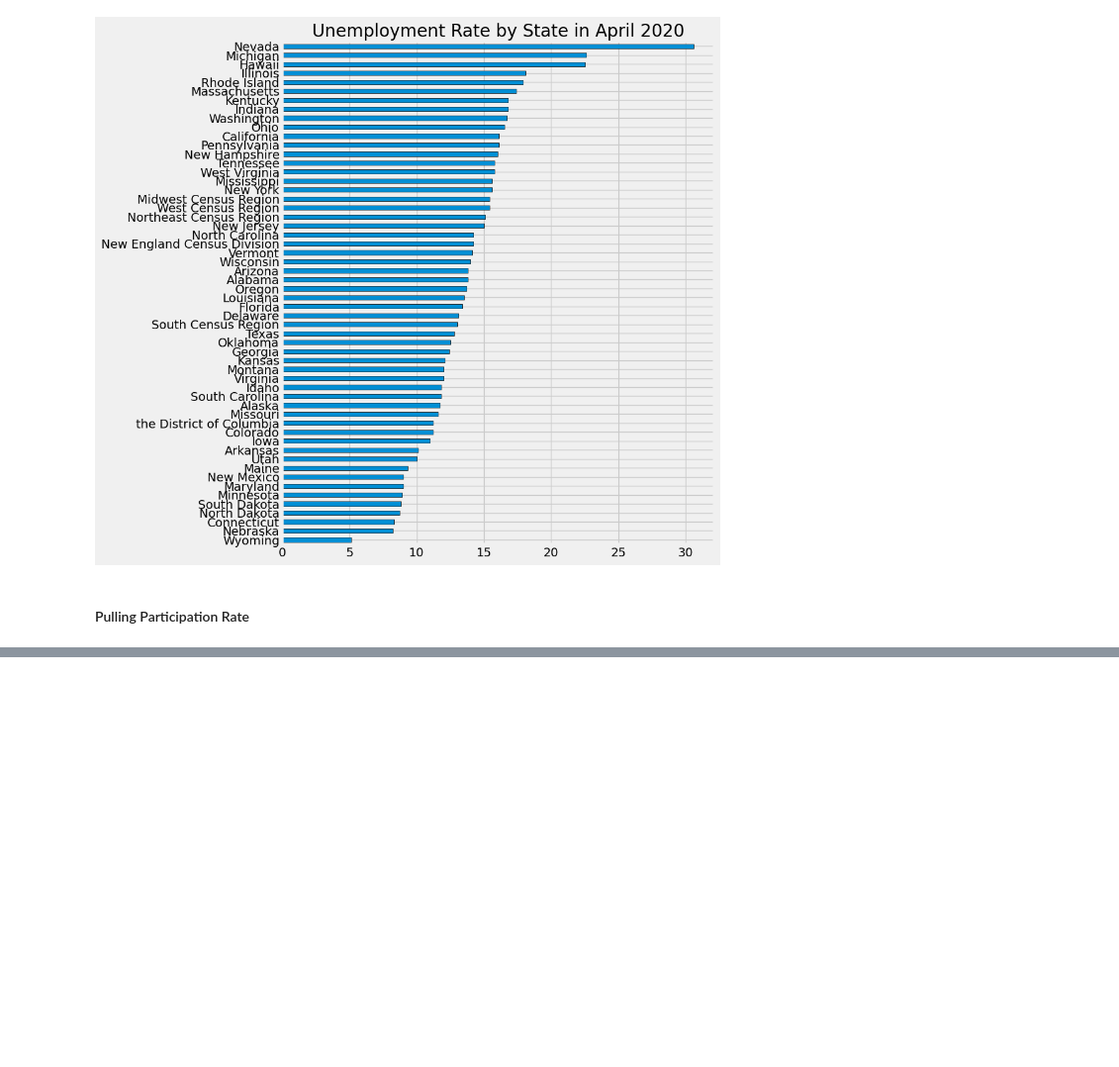
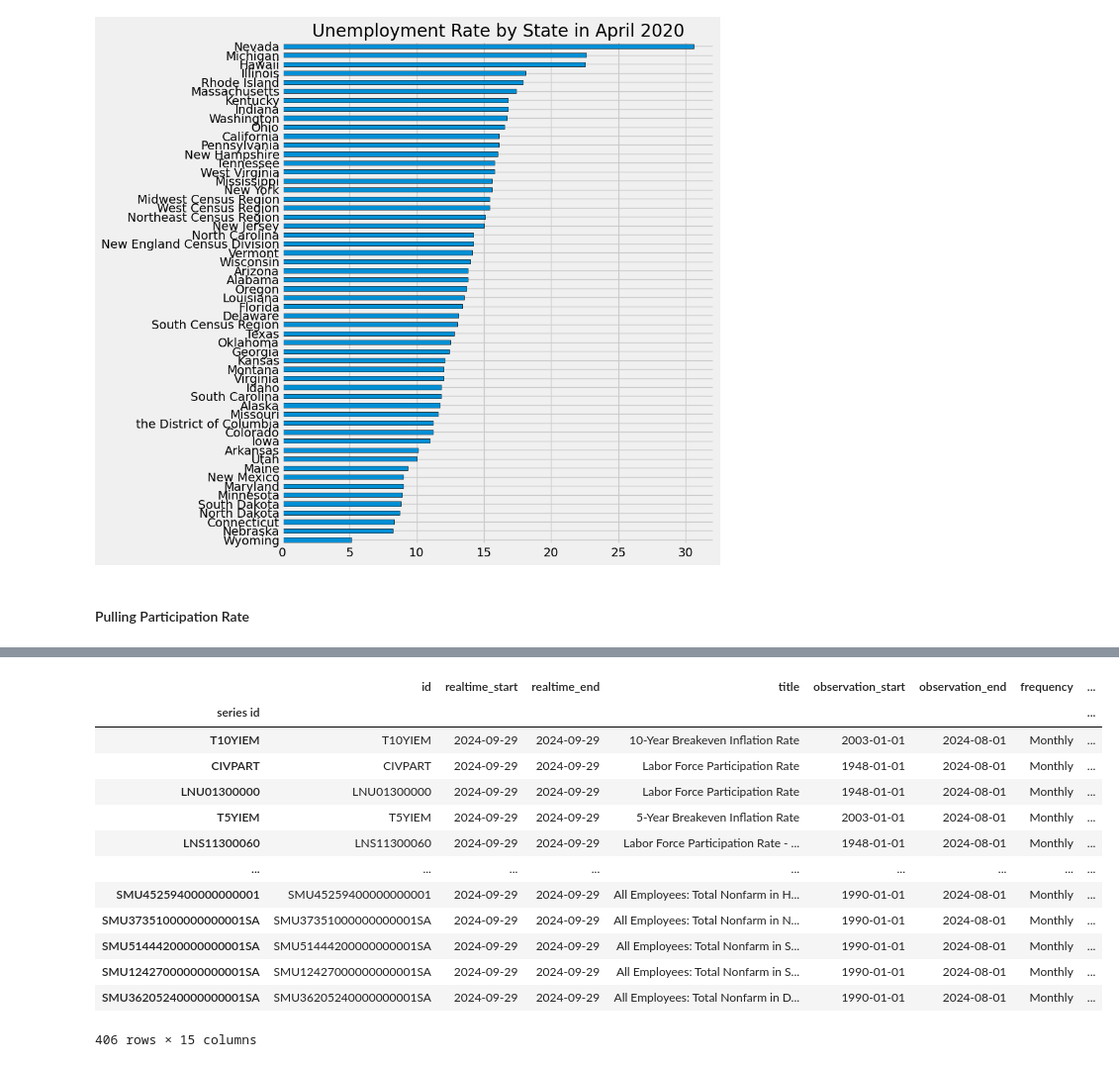
Before and after one commit to Shubham91999/Economic_Data_Analysis, a Jupyter notebook: EDA_Economic.ipynb, the cells around one changed output, grey strips where cells are left out. Shown at 99% size. Saved outputs shown, nothing was run; the diff lists cells and outputs as text; code cells hidden in the pictures; blank space fills up the shorter version.

```diff
--- a/EDA_Economic.ipynb
+++ b/EDA_Economic.ipynb
@@ -378,2 +378,19 @@ fred.search('participation rate state')
 1000 rows × 15 columns
+# %%
+fred.search('participation rate state', filter=('frequency', 'Monthly'))
+# %% [output]
+|  | id | realtime_start | realtime_end | title | observation_start | observation_end | frequency | ... |
+| series id |  |  |  |  |  |  |  | ... |
+| T10YIEM | T10YIEM | 2024-09-29 | 2024-09-29 | 10-Year Breakeven Inflation Rate | 2003-01-01 | 2024-08-01 | Monthly | ... |
+| CIVPART | CIVPART | 2024-09-29 | 2024-09-29 | Labor Force Participation Rate | 1948-01-01 | 2024-08-01 | Monthly | ... |
+| LNU01300000 | LNU01300000 | 2024-09-29 | 2024-09-29 | Labor Force Participation Rate | 1948-01-01 | 2024-08-01 | Monthly | ... |
+| T5YIEM | T5YIEM | 2024-09-29 | 2024-09-29 | 5-Year Breakeven Inflation Rate | 2003-01-01 | 2024-08-01 | Monthly | ... |
+| LNS11300060 | LNS11300060 | 2024-09-29 | 2024-09-29 | Labor Force Participation Rate - ... | 1948-01-01 | 2024-08-01 | Monthly | ... |
+| ... | ... | ... | ... | ... | ... | ... | ... | ... |
+| SMU45259400000000001 | SMU45259400000000001 | 2024-09-29 | 2024-09-29 | All Employees: Total Nonfarm in H... | 1990-01-01 | 2024-08-01 | Monthly | ... |
+| SMU37351000000000001SA | SMU37351000000000001SA | 2024-09-29 | 2024-09-29 | All Employees: Total Nonfarm in N... | 1990-01-01 | 2024-08-01 | Monthly | ... |
+| SMU51444200000000001SA | SMU51444200000000001SA | 2024-09-29 | 2024-09-29 | All Employees: Total Nonfarm in S... | 1990-01-01 | 2024-08-01 | Monthly | ... |
+| SMU12427000000000001SA | SMU12427000000000001SA | 2024-09-29 | 2024-09-29 | All Employees: Total Nonfarm in S... | 1990-01-01 | 2024-08-01 | Monthly | ... |
+| SMU36205240000000001SA | SMU36205240000000001SA | 2024-09-29 | 2024-09-29 | All Employees: Total Nonfarm in D... | 1990-01-01 | 2024-08-01 | Monthly | ... |
+406 rows × 15 columns
 # %%
```
Also changed, not shown: parts of 8 cells of this notebook, 1 other file.
